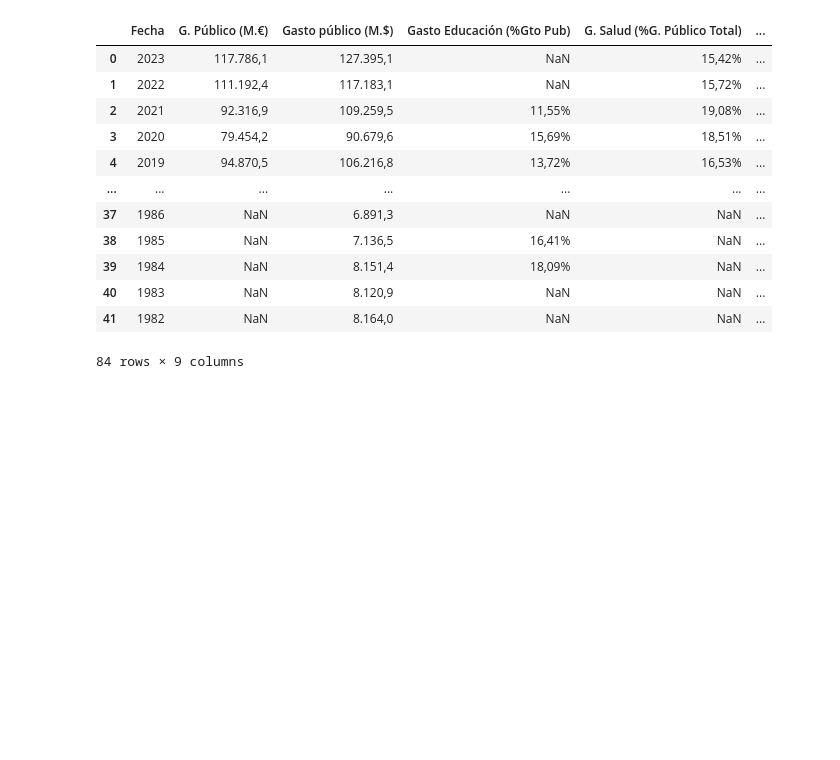
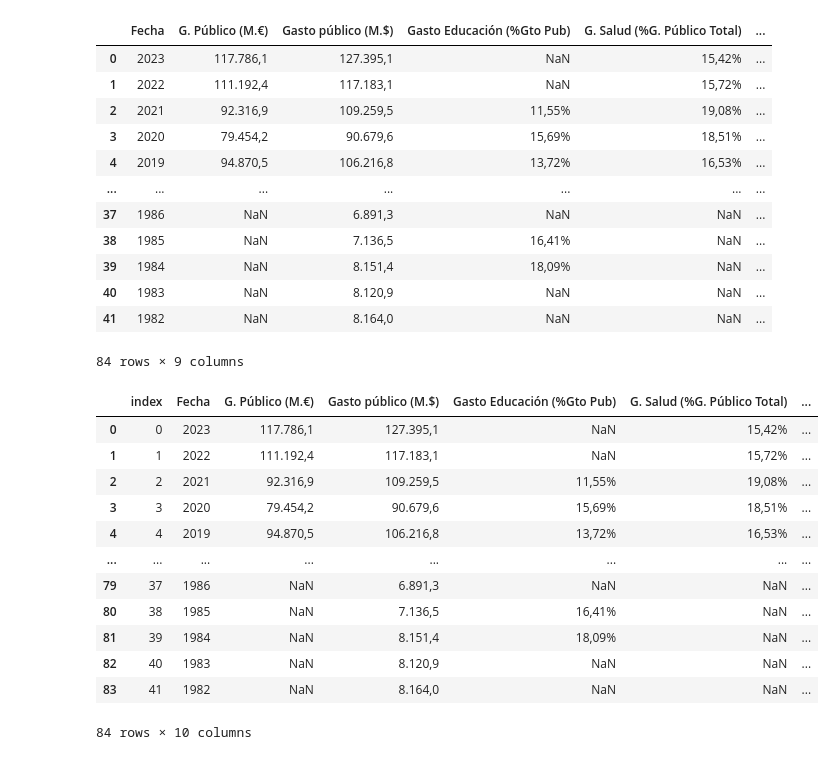
Before and after one commit to wilsonbedoya11/phyton, a Jupyter notebook: pro_final.ipynb, the cells around one changed output. Drawn from its saved outputs; the diff is of its cells as text; code cells hidden in the pictures; blank space fills up the shorter version.

```diff
--- a/pro_final.ipynb
+++ b/pro_final.ipynb
@@ -60,3 +60,20 @@ display(df_final)
 | 40 | 1983 | NaN | 8.120,9 | NaN | NaN | ... |
 | 41 | 1982 | NaN | 8.164,0 | NaN | NaN | ... |
 84 rows × 9 columns
+# %%
+df_final = df_final.reset_index()
+display(df_final)
+# %% [output]
+|  | index | Fecha | G. Público (M.€) | Gasto público (M.$) | Gasto Educación (%Gto Pub) | G. Salud (%G. Público Total) | ... |
+| 0 | 0 | 2023 | 117.786,1 | 127.395,1 | NaN | 15,42% | ... |
+| 1 | 1 | 2022 | 111.192,4 | 117.183,1 | NaN | 15,72% | ... |
+| 2 | 2 | 2021 | 92.316,9 | 109.259,5 | 11,55% | 19,08% | ... |
+| 3 | 3 | 2020 | 79.454,2 | 90.679,6 | 15,69% | 18,51% | ... |
+| 4 | 4 | 2019 | 94.870,5 | 106.216,8 | 13,72% | 16,53% | ... |
+| ... | ... | ... | ... | ... | ... | ... | ... |
+| 79 | 37 | 1986 | NaN | 6.891,3 | NaN | NaN | ... |
+| 80 | 38 | 1985 | NaN | 7.136,5 | 16,41% | NaN | ... |
+| 81 | 39 | 1984 | NaN | 8.151,4 | 18,09% | NaN | ... |
+| 82 | 40 | 1983 | NaN | 8.120,9 | NaN | NaN | ... |
+| 83 | 41 | 1982 | NaN | 8.164,0 | NaN | NaN | ... |
+84 rows × 10 columns
```
